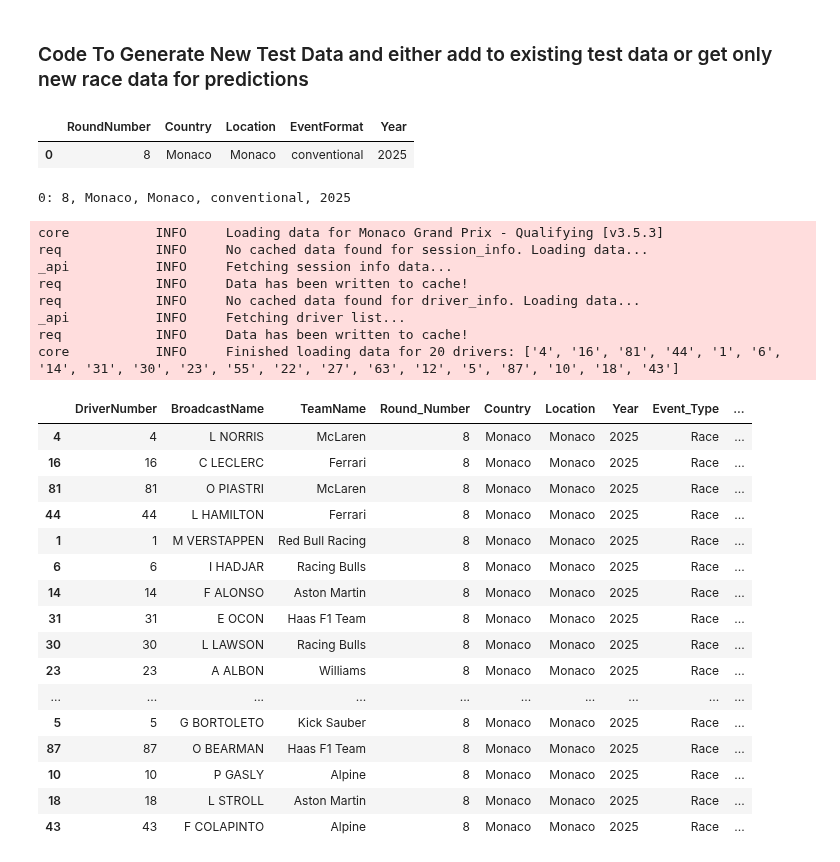
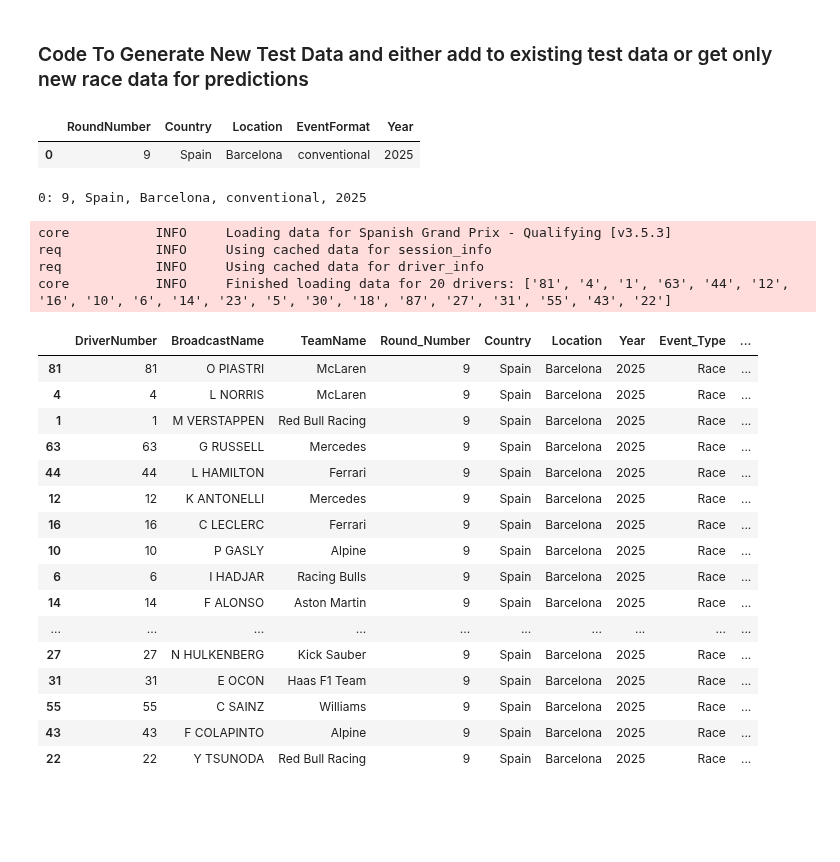
Before and after one commit to rohank36/f1, a Jupyter notebook: data.ipynb, the cells around one changed output. Drawn from its saved outputs; the diff is of its cells as text; code cells hidden in the pictures; blank space fills up the shorter version.

```diff
--- a/data.ipynb
+++ b/data.ipynb
@@ -367,44 +448,40 @@ meetings_df = get_meetings_df(2025)
 # %%
 test_data = pd.read_csv("data/test_data_new.csv")
 # %%
-new_race_df = meetings_df.iloc[[7]].reset_index(drop=True) # edit which race(s) you want to add here
+new_race_df = meetings_df.iloc[[8]].reset_index(drop=True) # edit which race(s) you want to add here
 new_race_df
 # %% [output]
 |  | RoundNumber | Country | Location | EventFormat | Year |
-| 0 | 8 | Monaco | Monaco | conventional | 2025 |
+| 0 | 9 | Spain | Barcelona | conventional | 2025 |
 # %%
 final_df = get_data(new_race_df,is_test_data_for_pred)
 # %% [output]
-0: 8, Monaco, Monaco, conventional, 2025
+0: 9, Spain, Barcelona, conventional, 2025
-core           INFO     Loading data for Monaco Grand Prix - Qualifying [v3.5.3]
-req            INFO     No cached data found for session_info. Loading data...
-_api           INFO     Fetching session info data...
-req            INFO     Data has been written to cache!
-req            INFO     No cached data found for driver_info. Loading data...
-_api           INFO     Fetching driver list...
-req            INFO     Data has been written to cache!
-core           INFO     Finished loading data for 20 drivers: ['4', '16', '81', '44', '1', '6', '14', '31', '30', '23', '55', '22', '27', '63', '12', '5', '87', '10', '18', '43']
+core           INFO     Loading data for Spanish Grand Prix - Qualifying [v3.5.3]
+req            INFO     Using cached data for session_info
+req            INFO     Using cached data for driver_info
+core           INFO     Finished loading data for 20 drivers: ['81', '4', '1', '63', '44', '12', '16', '10', '6', '14', '23', '5', '30', '18', '87', '27', '31', '55', '43', '22']
 # %%
 final_df.sort_values(by="Qual_Position")
 #final_df.sort_values(by="Race_Position")
 # %% [output]
 |  | DriverNumber | BroadcastName | TeamName | Round_Number | Country | Location | Year | Event_Type | ... |
-| 4 | 4 | L NORRIS | McLaren | 8 | Monaco | Monaco | 2025 | Race | ... |
-| 16 | 16 | C LECLERC | Ferrari | 8 | Monaco | Monaco | 2025 | Race | ... |
-| 81 | 81 | O PIASTRI | McLaren | 8 | Monaco | Monaco | 2025 | Race | ... |
-| 44 | 44 | L HAMILTON | Ferrari | 8 | Monaco | Monaco | 2025 | Race | ... |
-| 1 | 1 | M VERSTAPPEN | Red Bull Racing | 8 | Monaco | Monaco | 2025 | Race | ... |
-| 6 | 6 | I HADJAR | Racing Bulls | 8 | Monaco | Monaco | 2025 | Race | ... |
-| 14 | 14 | F ALONSO | Aston Martin | 8 | Monaco | Monaco | 2025 | Race | ... |
-| 31 | 31 | E OCON | Haas F1 Team | 8 | Monaco | Monaco | 2025 | Race | ... |
-| 30 | 30 | L LAWSON | Racing Bulls | 8 | Monaco | Monaco | 2025 | Race | ... |
-| 23 | 23 | A ALBON | Williams | 8 | Monaco | Monaco | 2025 | Race | ... |
+| 81 | 81 | O PIASTRI | McLaren | 9 | Spain | Barcelona | 2025 | Race | ... |
+| 4 | 4 | L NORRIS | McLaren | 9 | Spain | Barcelona | 2025 | Race | ... |
+| 1 | 1 | M VERSTAPPEN | Red Bull Racing | 9 | Spain | Barcelona | 2025 | Race | ... |
+| 63 | 63 | G RUSSELL | Mercedes | 9 | Spain | Barcelona | 2025 | Race | ... |
+| 44 | 44 | L HAMILTON | Ferrari | 9 | Spain | Barcelona | 2025 | Race | ... |
+| 12 | 12 | K ANTONELLI | Mercedes | 9 | Spain | Barcelona | 2025 | Race | ... |
+| 16 | 16 | C LECLERC | Ferrari | 9 | Spain | Barcelona | 2025 | Race | ... |
+| 10 | 10 | P GASLY | Alpine | 9 | Spain | Barcelona | 2025 | Race | ... |
+| 6 | 6 | I HADJAR | Racing Bulls | 9 | Spain | Barcelona | 2025 | Race | ... |
+| 14 | 14 | F ALONSO | Aston Martin | 9 | Spain | Barcelona | 2025 | Race | ... |
 | ... | ... | ... | ... | ... | ... | ... | ... | ... | ... |
-| 5 | 5 | G BORTOLETO | Kick Sauber | 8 | Monaco | Monaco | 2025 | Race | ... |
-| 87 | 87 | O BEARMAN | Haas F1 Team | 8 | Monaco | Monaco | 2025 | Race | ... |
-| 10 | 10 | P GASLY | Alpine | 8 | Monaco | Monaco | 2025 | Race | ... |
-| 18 | 18 | L STROLL | Aston Martin | 8 | Monaco | Monaco | 2025 | Race | ... |
-| 43 | 43 | F COLAPINTO | Alpine | 8 | Monaco | Monaco | 2025 | Race | ... |
+| 27 | 27 | N HULKENBERG | Kick Sauber | 9 | Spain | Barcelona | 2025 | Race | ... |
+| 31 | 31 | E OCON | Haas F1 Team | 9 | Spain | Barcelona | 2025 | Race | ... |
+| 55 | 55 | C SAINZ | Williams | 9 | Spain | Barcelona | 2025 | Race | ... |
+| 43 | 43 | F COLAPINTO | Alpine | 9 | Spain | Barcelona | 2025 | Race | ... |
+| 22 | 22 | Y TSUNODA | Red Bull Racing | 9 | Spain | Barcelona | 2025 | Race | ... |
 # %%
 if is_test_data_for_pred:
     final_df.to_csv("data/new_race_data.csv",index=False)
```
Also changed, not shown: parts of 9 cells of this notebook, 11 other files.
